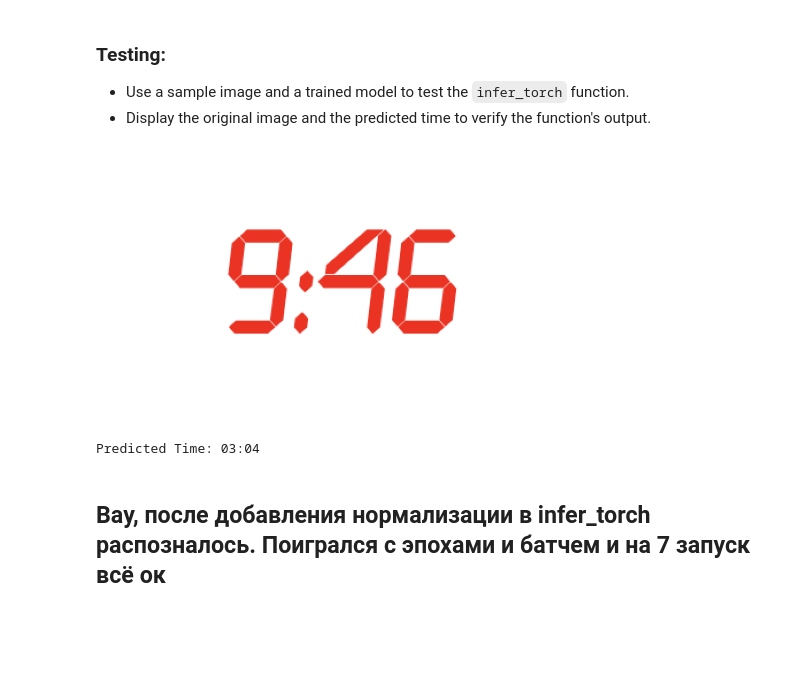
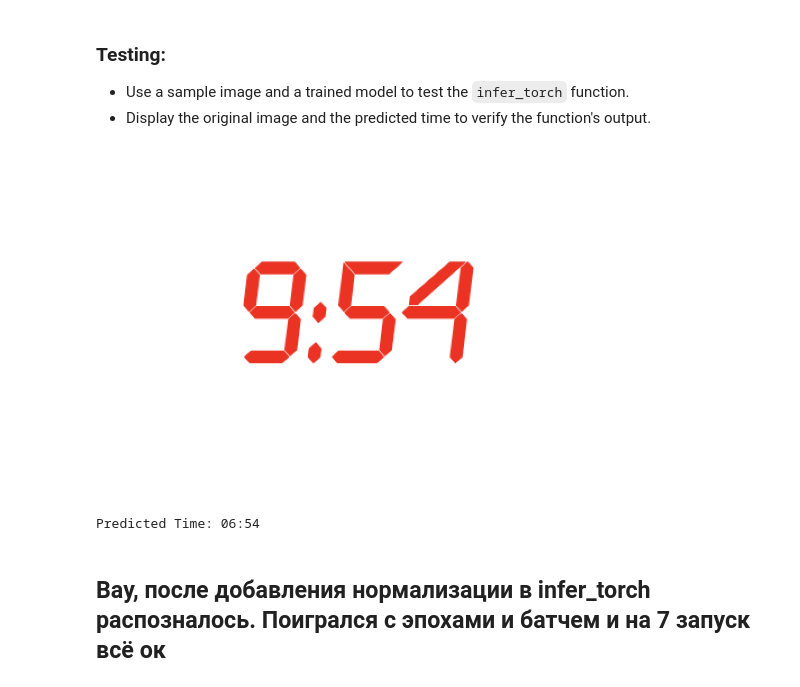
Before and after one commit to Lapo4kaKek/MMA_HW6, a Jupyter notebook: HW6.ipynb, the cells around one changed output. Saved outputs shown, nothing was run; the diff lists cells and outputs as text; code cells hidden in the pictures; blank space fills up the shorter version.

```diff
--- a/HW6.ipynb
+++ b/HW6.ipynb
@@ -995,25 +998,25 @@ def infer_torch(image: np.ndarray, model: torch.nn.Module, image_size=64) -> str
 # %%
 import cv2
 from PIL import Image
 import matplotlib.pyplot as plt
 
-image_path = 'Example2.png'
+image_path = 'example2.png'
 
 image = cv2.imread(image_path)
 image = cv2.cvtColor(image, cv2.COLOR_BGR2RGB)  # convert to jpg
 
 predicted_time = infer_torch(image, model)
 
 def visualize(image):
     plt.imshow(image)
     plt.axis('off')
     plt.show()
 
 visualize(image=image)
 print("Predicted Time:", predicted_time)
 # %% [output]
-[figure, old version]
+[figure, new version]
-Predicted Time: 03:04
+Predicted Time: 06:54
 # %% [markdown]
 ## Вау, после добавления нормализации в infer_torch распозналось. Поигрался с эпохами и батчем и на 7 запуск всё ок
 # %% [markdown]
```
Also changed, not shown: parts of 9 cells of this notebook.
